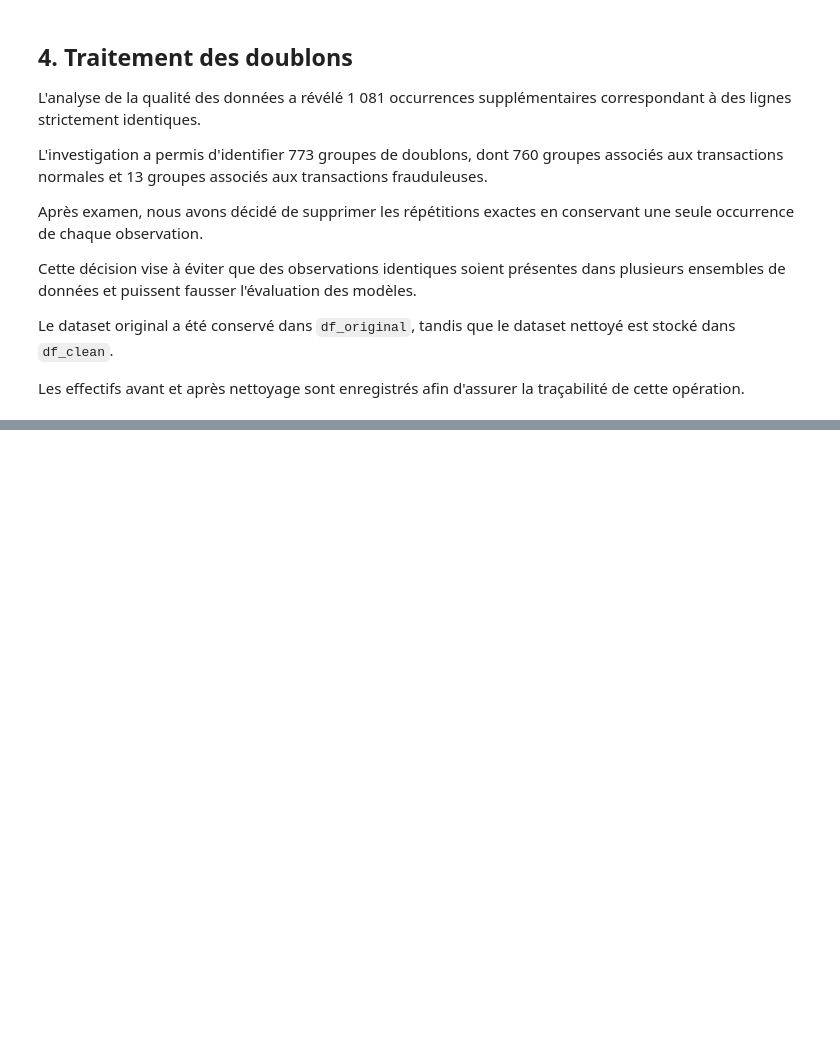
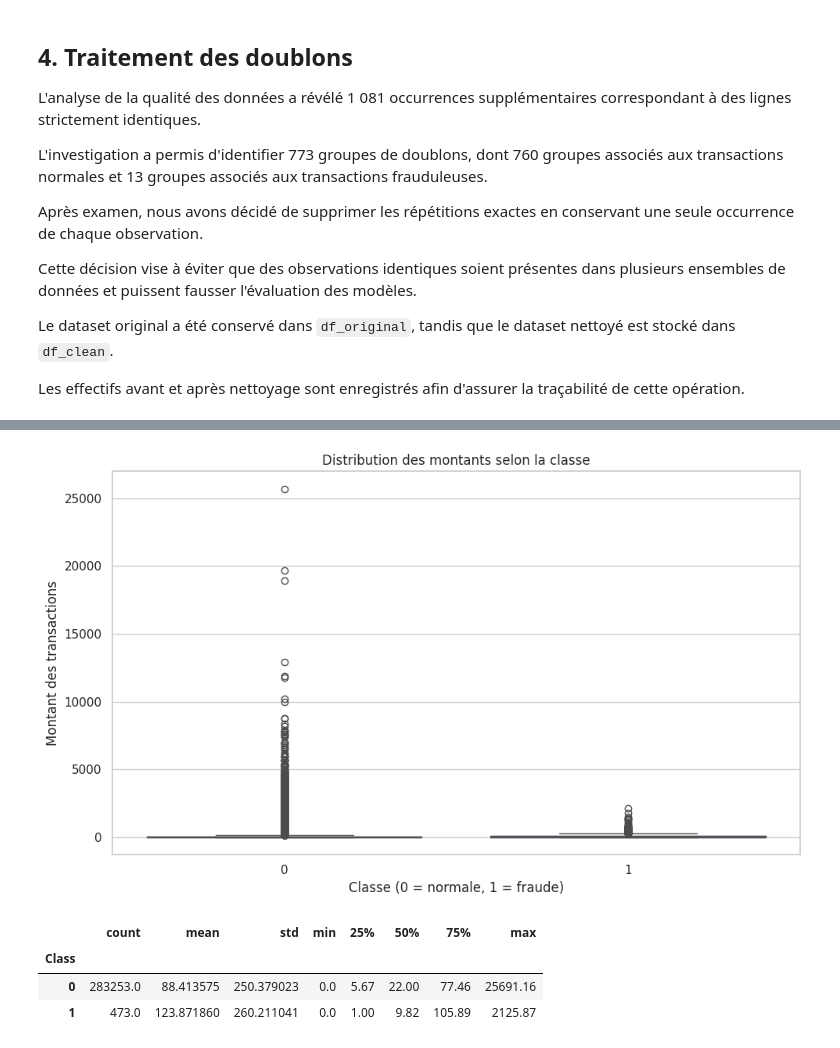
Before and after one commit to Freddykaseya/groupe-03-IADS, a Jupyter notebook: notebooks/Credit_Card_Fraud_Detection_Group03.ipynb, the cells around one changed output, grey strips where cells are left out. Cells and saved outputs as stored; diff of their text form; code cells hidden in the pictures; blank space fills up the shorter version.

```diff
--- a/notebooks/Credit_Card_Fraud_Detection_Group03.ipynb
+++ b/notebooks/Credit_Card_Fraud_Detection_Group03.ipynb
@@ -524,0 +645,27 @@ traçabilité de cette opération.
+# %%
+plt.figure(figsize=(10, 6))
+
+sns.boxplot(
+    data=df_clean,
+    x="Class",
+    y="Amount"
+)
+
+plt.title("Distribution des montants selon la classe")
+plt.xlabel("Classe (0 = normale, 1 = fraude)")
+plt.ylabel("Montant des transactions")
+
+plt.tight_layout()
+plt.show()
+# %% [output]
+[figure, added]
+# %%
+# Statistiques descriptives des montants par classe
+stats_amount = df_clean.groupby("Class")["Amount"].describe()
+
+display(stats_amount)
+# %% [output]
+|  | count | mean | std | min | 25% | 50% | 75% | max |
+| Class |  |  |  |  |  |  |  |  |
+| 0 | 283253.0 | 88.413575 | 250.379023 | 0.0 | 5.67 | 22.00 | 77.46 | 25691.16 |
+| 1 | 473.0 | 123.871860 | 260.211041 | 0.0 | 1.00 | 9.82 | 105.89 | 2125.87 |
```
Also changed, not shown: parts of 35 cells of this notebook.
